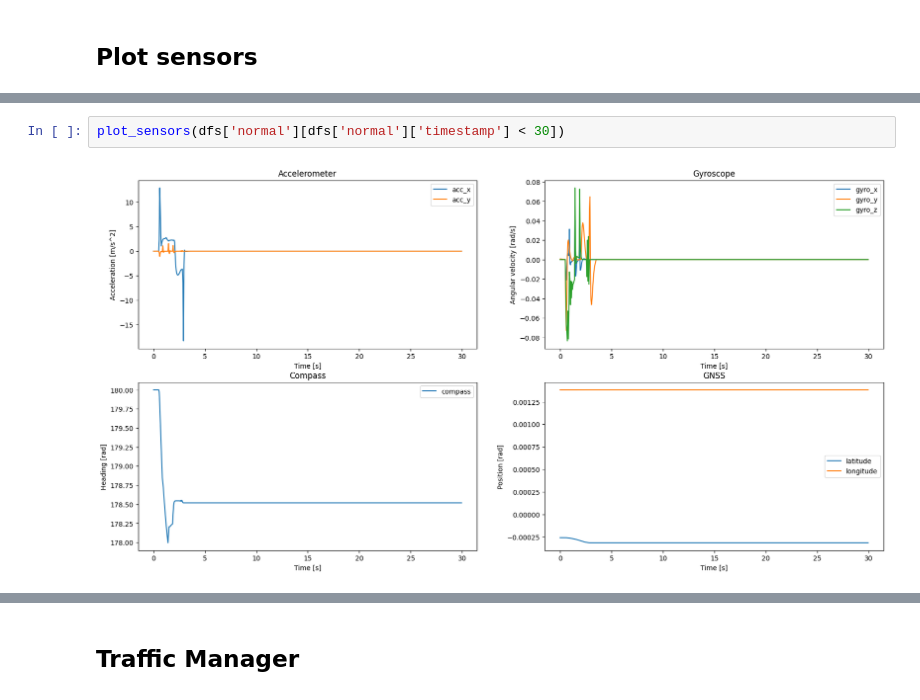
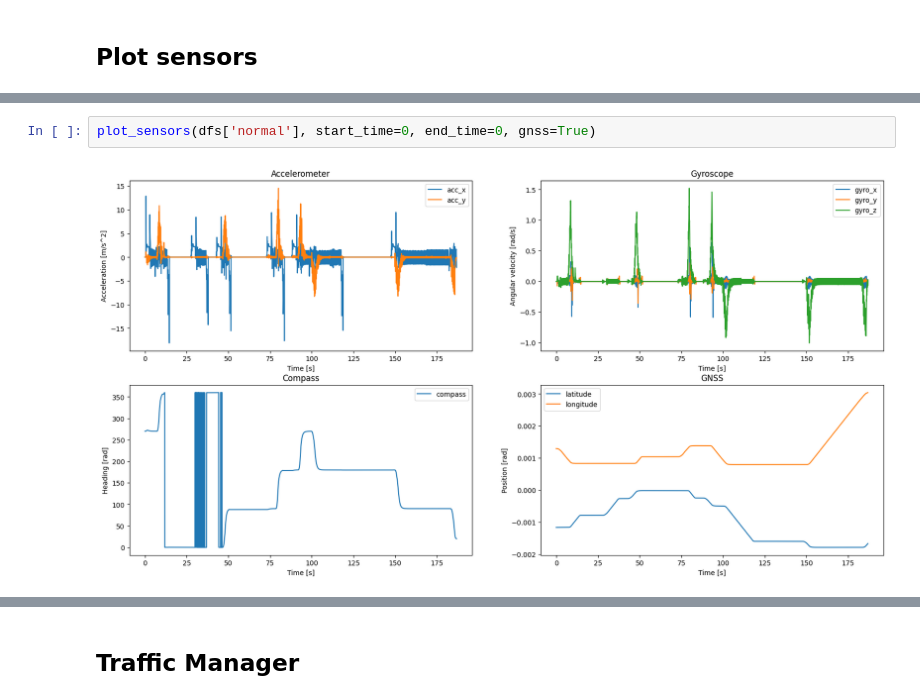
Before and after one commit to RenanFlorencio/carla_data_synthesis, a Jupyter notebook: synchronous.ipynb, the cells around one changed output, grey strips where cells are left out. Saved outputs shown, nothing was run; the diff lists cells and outputs as text.

```diff
--- a/synchronous.ipynb
+++ b/synchronous.ipynb
@@ -393,8 +443,8 @@ def plot_sensors(df, gnss=True):
         ax[3].legend()
 
     plt.show()
-# %%
-plot_sensors(dfs['normal'][dfs['normal']['timestamp'] < 30])
-# %% [output]
-[figure, removed]
+# %%
+plot_sensors(dfs['normal'], start_time=0, end_time=0, gnss=True)
+# %% [output]
+[figure, added]
 # %%
```
Also changed, not shown: parts of 15 cells of this notebook, 1 other file.
